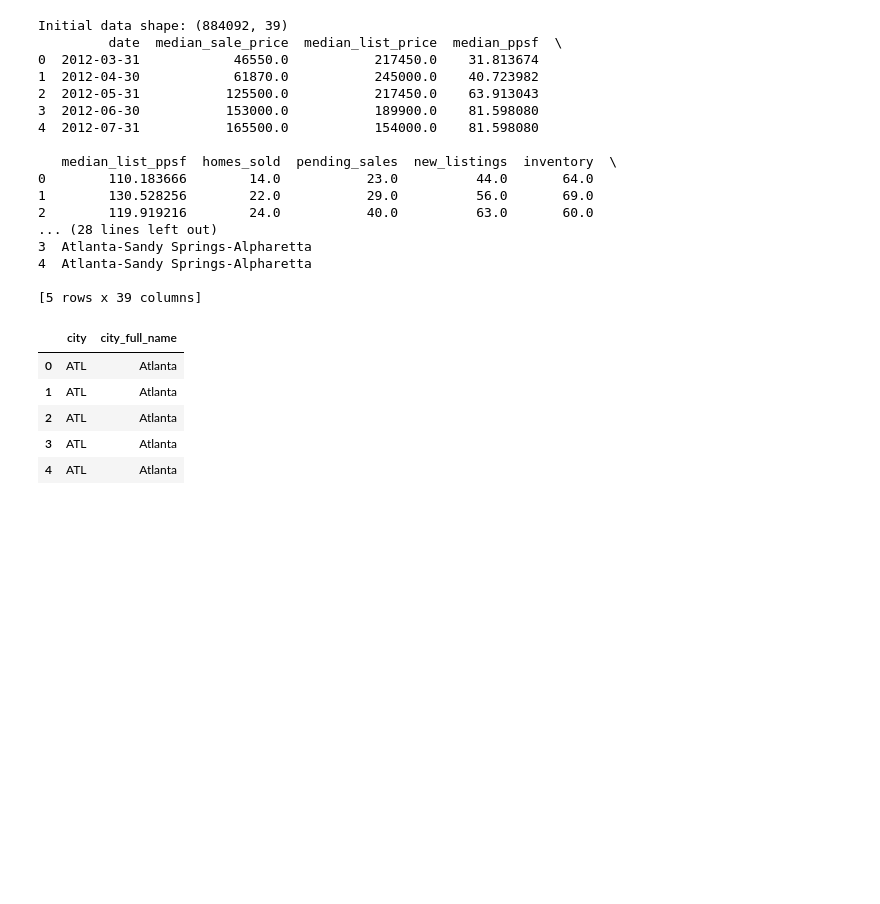
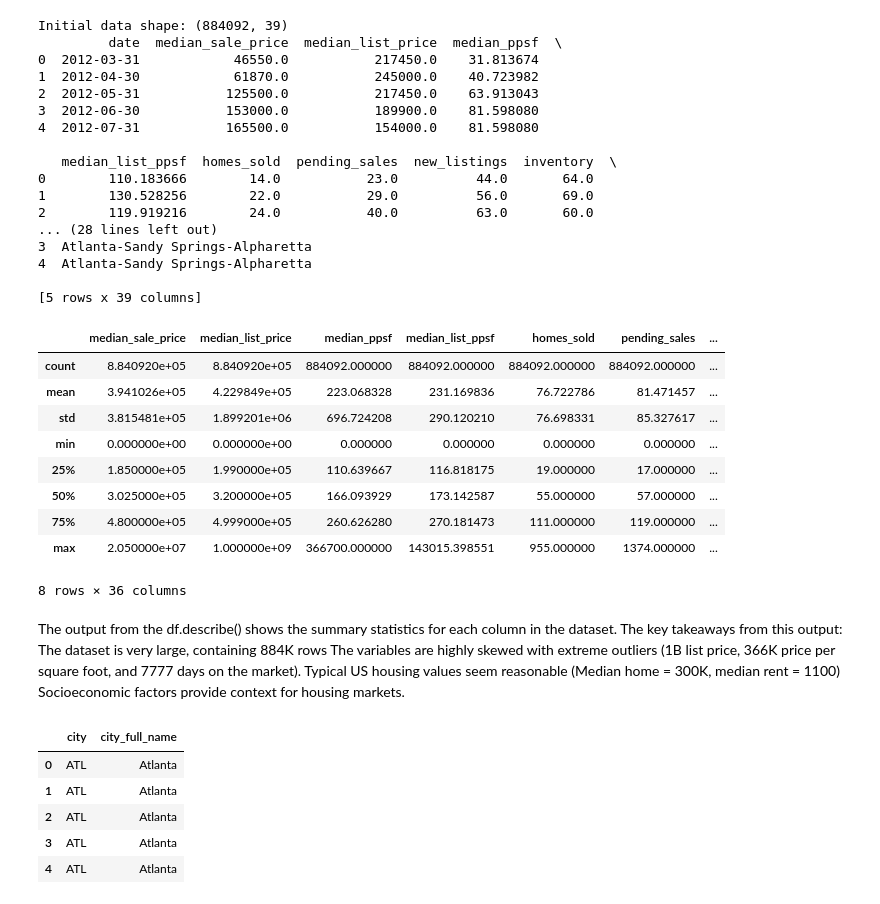
Before and after one commit to Dawn08021177/Capstone-Housing-Price-Prediction, a Jupyter notebook: house_data_final.ipynb, the cells around one changed output. Saved outputs shown, nothing was run; the diff lists cells and outputs as text; code cells hidden in the pictures; blank space fills up the shorter version.

```diff
--- a/house_data_final.ipynb
+++ b/house_data_final.ipynb
@@ -58,6 +64,26 @@ Initial data shape: (884092, 39)
 4  Atlanta-Sandy Springs-Alpharetta
 
 [5 rows x 39 columns]
+# %%
+#Get Summary Statistics
+df.describe()
+# %% [output]
+|  | median_sale_price | median_list_price | median_ppsf | median_list_ppsf | homes_sold | pending_sales | ... |
+| count | 8.840920e+05 | 8.840920e+05 | 884092.000000 | 884092.000000 | 884092.000000 | 884092.000000 | ... |
+| mean | 3.941026e+05 | 4.229849e+05 | 223.068328 | 231.169836 | 76.722786 | 81.471457 | ... |
+| std | 3.815481e+05 | 1.899201e+06 | 696.724208 | 290.120210 | 76.698331 | 85.327617 | ... |
+| min | 0.000000e+00 | 0.000000e+00 | 0.000000 | 0.000000 | 0.000000 | 0.000000 | ... |
+| 25% | 1.850000e+05 | 1.990000e+05 | 110.639667 | 116.818175 | 19.000000 | 17.000000 | ... |
+| 50% | 3.025000e+05 | 3.200000e+05 | 166.093929 | 173.142587 | 55.000000 | 57.000000 | ... |
+| 75% | 4.800000e+05 | 4.999000e+05 | 260.626280 | 270.181473 | 111.000000 | 119.000000 | ... |
+| max | 2.050000e+07 | 1.000000e+09 | 366700.000000 | 143015.398551 | 955.000000 | 1374.000000 | ... |
+8 rows × 36 columns
+# %% [markdown]
+The output from the df.describe() shows the summary statistics for each column in the dataset. The key takeaways from this output:
+The dataset is very large, containing 884K rows
+The variables are highly skewed with extreme outliers (1B list price, 366K price per square foot, and 7777 days on the market).
+Typical US housing values seem reasonable (Median home = 300K, median rent = 1100)
+Socioeconomic factors provide context for housing markets.
 # %%
 #Map city code to city names
 # Create a dictionary mapping city codes to full names
```
Also changed, not shown: parts of 36 cells of this notebook.
